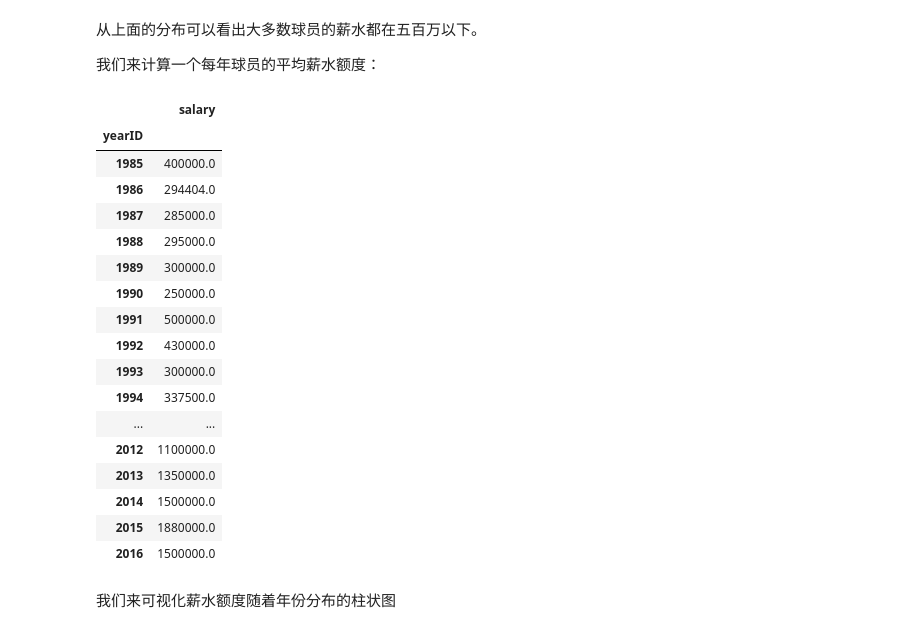
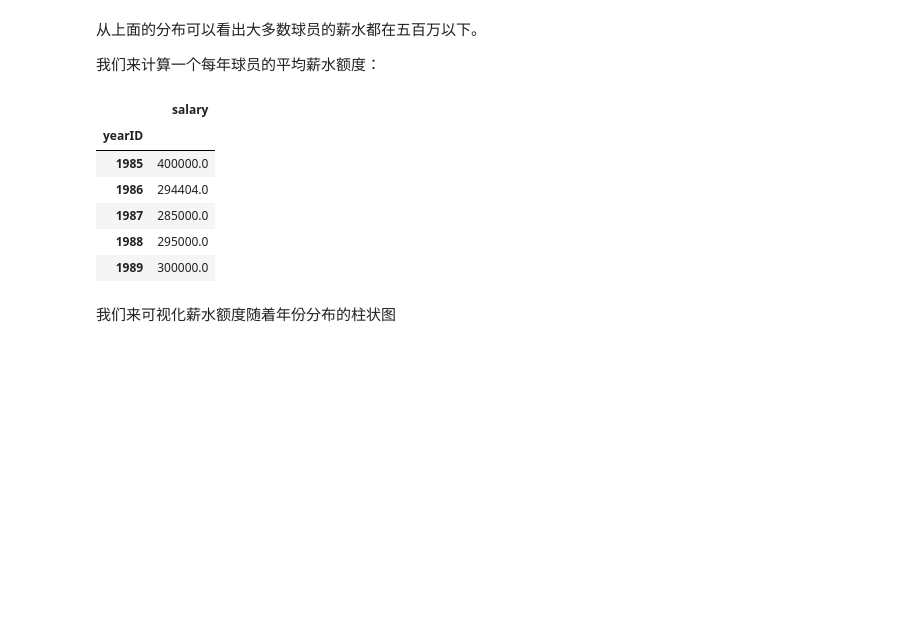
Before and after one commit to sunrise2075/ud-ml-basics-p4-dataset-investigation, a Jupyter notebook: data-report.ipynb, the cells around one changed output. Saved outputs shown, nothing was run; the diff lists cells and outputs as text; code cells hidden in the pictures; blank space fills up the shorter version.

```diff
--- a/data-report.ipynb
+++ b/data-report.ipynb
@@ -176,26 +164,15 @@ plt.show()
 # %%
 salaryYearDF = salariesDF[['yearID', 'salary']].groupby(['yearID']).median()
 
-salaryYearDF
+salaryYearDF.head()
 # %% [output]
 |  | salary |
 | yearID |  |
 | 1985 | 400000.0 |
 | 1986 | 294404.0 |
 | 1987 | 285000.0 |
 | 1988 | 295000.0 |
 | 1989 | 300000.0 |
-| 1990 | 250000.0 |
-| 1991 | 500000.0 |
-| 1992 | 430000.0 |
-| 1993 | 300000.0 |
-| 1994 | 337500.0 |
-| ... | ... |
-| 2012 | 1100000.0 |
-| 2013 | 1350000.0 |
-| 2014 | 1500000.0 |
-| 2015 | 1880000.0 |
-| 2016 | 1500000.0 |
 # %% [markdown]
 我们来可视化薪水额度随着年份分布的柱状图
 # %%
```
Also changed, not shown: parts of 13 cells of this notebook.
